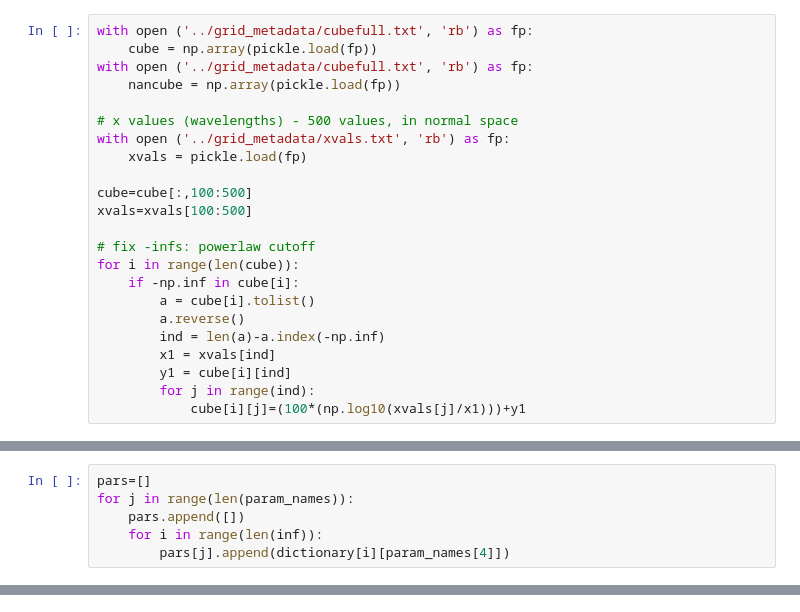
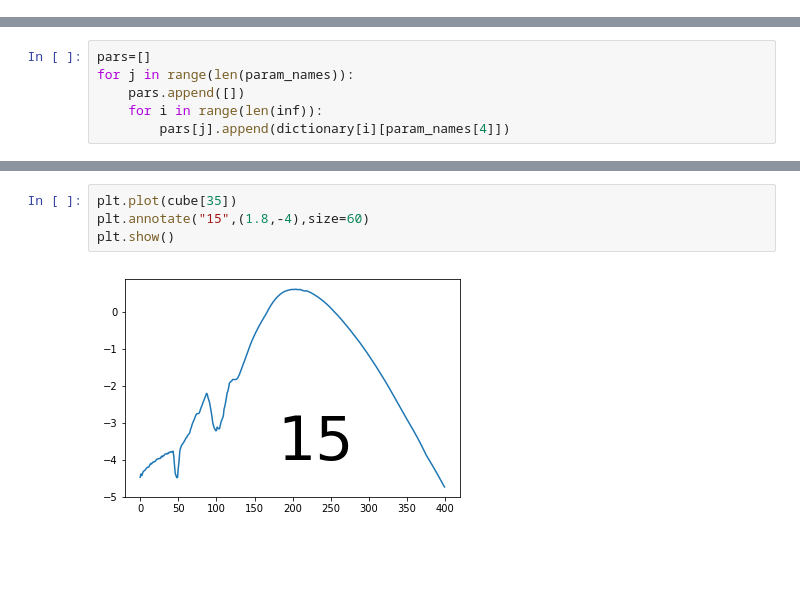
Before and after one commit to elizabethteng/crassula, a Jupyter notebook: figure_factory.ipynb, the cells around one changed output, grey strips where cells are left out. Cells and saved outputs as stored; diff of their text form; blank space fills up the shorter version.

Commit message:
figures

```diff
--- a/figure_factory.ipynb
+++ b/figure_factory.ipynb
@@ -60,26 +41,3 @@ dictionary[16]
-# %%
-with open ('../grid_metadata/cubefull.txt', 'rb') as fp:
-    cube = np.array(pickle.load(fp))
-with open ('../grid_metadata/cubefull.txt', 'rb') as fp:
-    nancube = np.array(pickle.load(fp))
-
-# x values (wavelengths) - 500 values, in normal space
-with open ('../grid_metadata/xvals.txt', 'rb') as fp:
-    xvals = pickle.load(fp)
-
-cube=cube[:,100:500]
-xvals=xvals[100:500]
-
-# fix -infs: powerlaw cutoff
-for i in range(len(cube)):
-    if -np.inf in cube[i]:
-        a = cube[i].tolist()
-        a.reverse()
-        ind = len(a)-a.index(-np.inf)
-        x1 = xvals[ind]
-        y1 = cube[i][ind]
-        for j in range(ind):
-            cube[i][j]=(100*(np.log10(xvals[j]/x1)))+y1
 # %%
 # get all model data
 with open ('../grid_metadata/corefull.txt', 'rb') as fp:
@@ -203,0 +174,6 @@ np.array(pars).shape
+# %%
+plt.plot(cube[35])
+plt.annotate("15",(1.8,-4),size=60)
+plt.show()
+# %% [output]
+[figure, added]
```
Also changed, not shown: parts of 11 cells of this notebook, 1 other file.
